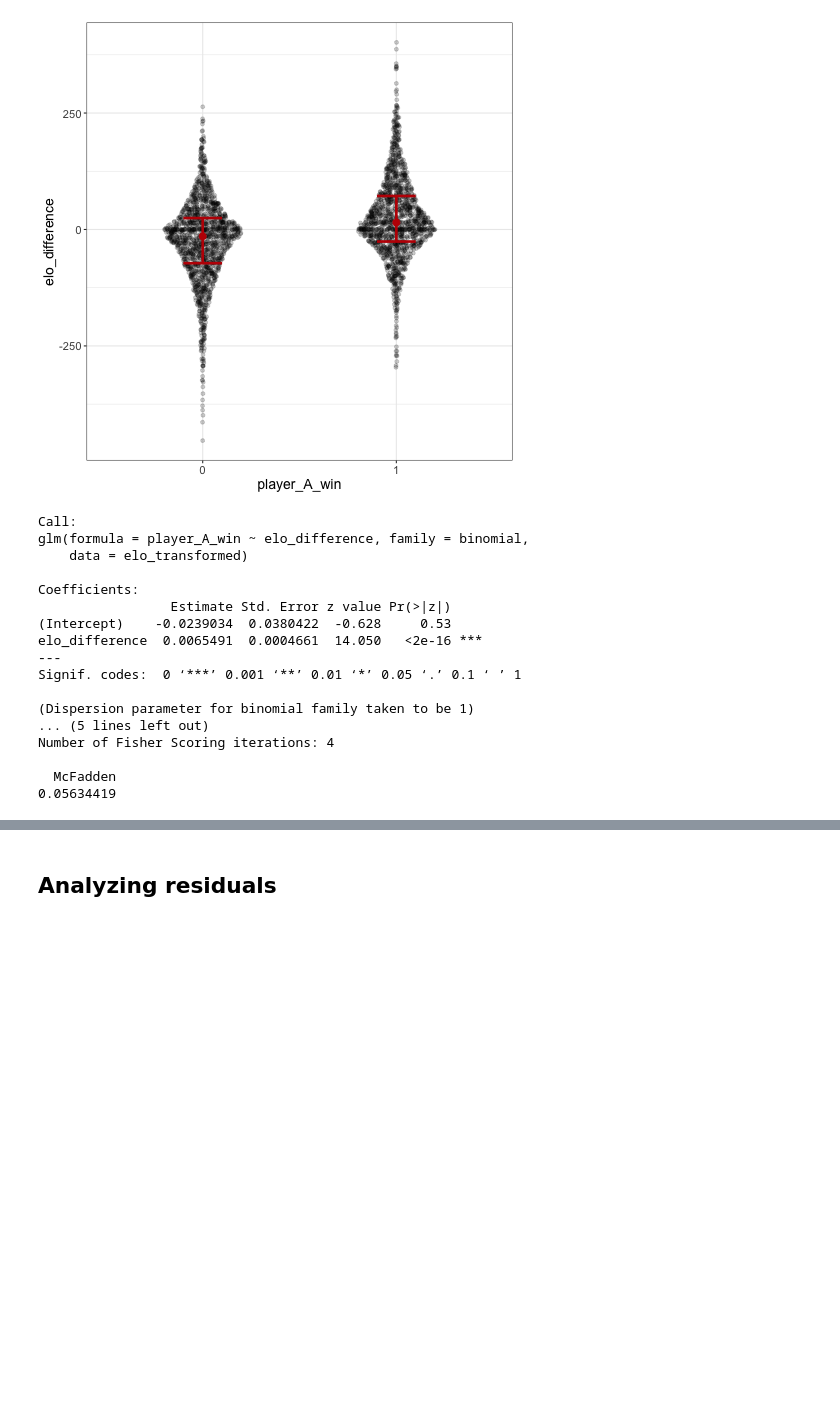
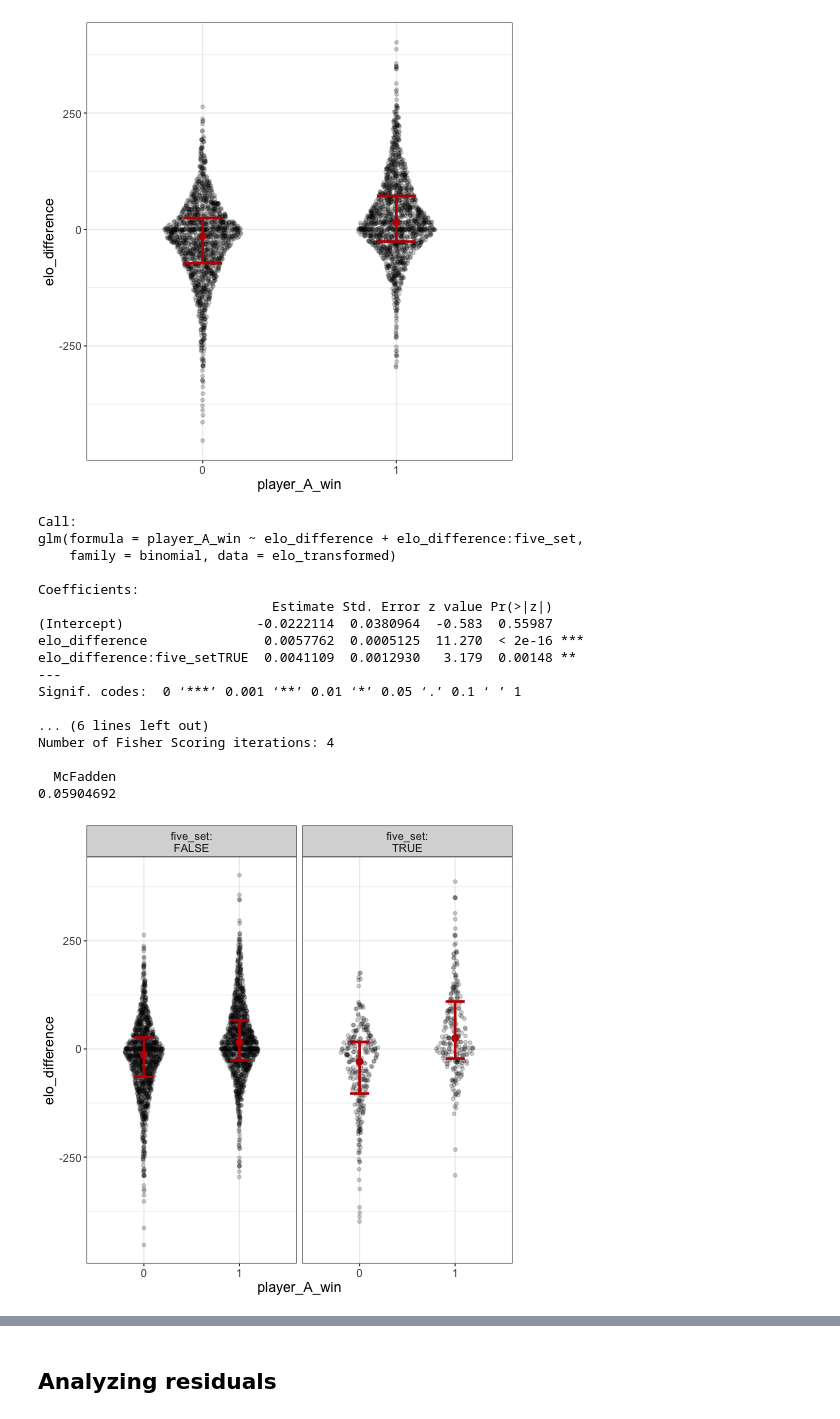
Before and after one commit to hazel-gandhi/tennis-regression, a Jupyter notebook: elo-r.ipynb, the cells around one changed output, grey strips where cells are left out. Cells and saved outputs as stored; diff of their text form; code cells hidden in the pictures; blank space fills up the shorter version.

```diff
--- a/elo-r.ipynb
+++ b/elo-r.ipynb
@@ -179,27 +209,33 @@ The following object is masked from ‘package:ggplot2’:
 # %%
 %%R
 
-logistic <- glm(player_A_win ~ elo_difference, data=elo_transformed, family=binomial)
+logistic <- glm(player_A_win ~ elo_difference + elo_difference:five_set, data=elo_transformed, family=binomial)
 print(summary(logistic))
 print(PseudoR2(logistic, which="McFadden"))
 # %% [output]
 Call:
-glm(formula = player_A_win ~ elo_difference, family = binomial,
-    data = elo_transformed)
+glm(formula = player_A_win ~ elo_difference + elo_difference:five_set,
+    family = binomial, data = elo_transformed)
 
 Coefficients:
-                 Estimate Std. Error z value Pr(>|z|)
-(Intercept)    -0.0239034  0.0380422  -0.628     0.53
-elo_difference  0.0065491  0.0004661  14.050   <2e-16 ***
+                              Estimate Std. Error z value Pr(>|z|)
+(Intercept)                 -0.0222114  0.0380964  -0.583  0.55987
+elo_difference               0.0057762  0.0005125  11.270  < 2e-16 ***
+elo_difference:five_setTRUE  0.0041109  0.0012930   3.179  0.00148 **
 ---
 Signif. codes:  0 ‘***’ 0.001 ‘**’ 0.01 ‘*’ 0.05 ‘.’ 0.1 ‘ ’ 1
 
-(Dispersion parameter for binomial family taken to be 1)
-... (5 lines left out)
+... (6 lines left out)
 Number of Fisher Scoring iterations: 4
 
   McFadden
-0.05634419
+0.05904692
+# %%
+%%R
+
+flexplot(elo_difference ~ player_A_win | five_set, data=elo_transformed)
+# %% [output]
+[figure, added]
 # %%
 %%R
 
```
Also changed, not shown: parts of 8 cells of this notebook, 3 other files.
